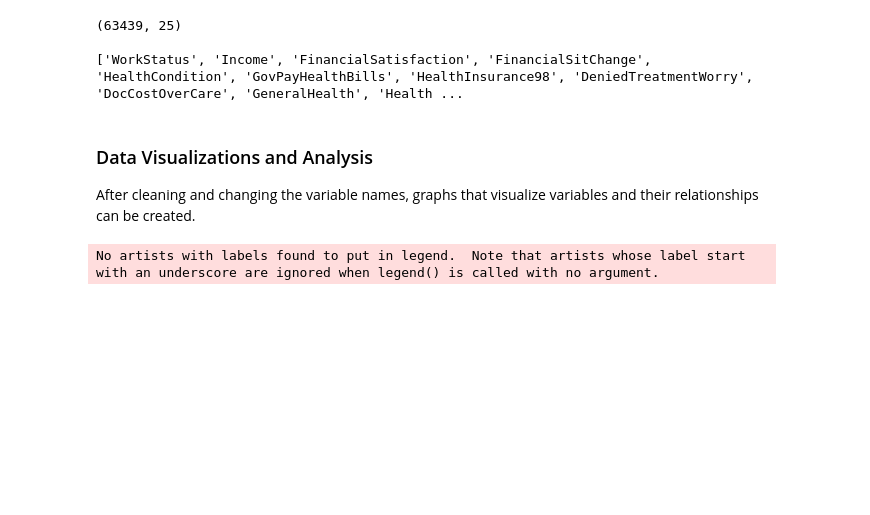
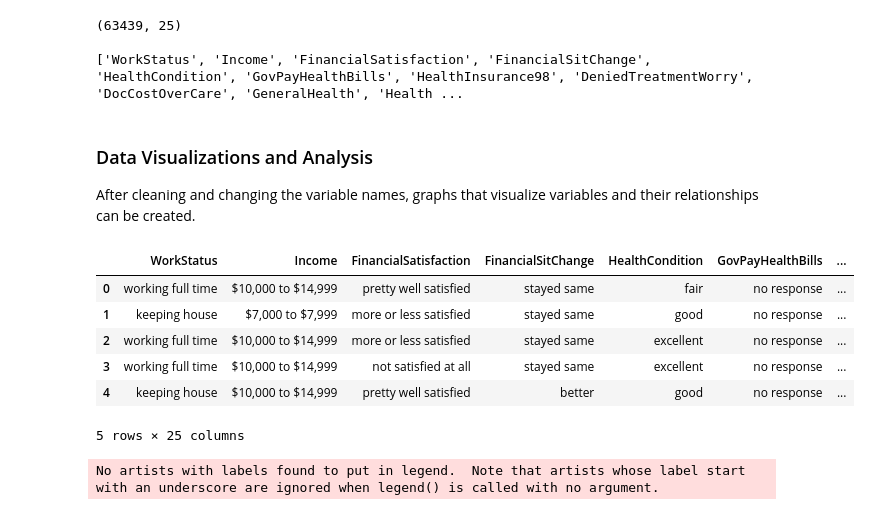
Before and after one commit to DS3001/group8, a Jupyter notebook: Untitled-1.ipynb, the cells around one changed output. Drawn from its saved outputs; the diff is of its cells as text; code cells hidden in the pictures; blank space fills up the shorter version.

Commit message:
New dataframe and csv file

```diff
--- a/Untitled-1.ipynb
+++ b/Untitled-1.ipynb
@@ -1137,6 +1118,18 @@ print(data.columns.tolist())
 ### Data Visualizations and Analysis
 
 After cleaning and changing the variable names, graphs that visualize variables and their relationships can be created.
+# %%
+df = pd.read_csv('./cleanedProjectData.csv')
+# %%
+df.head()
+# %% [output]
+|  | WorkStatus | Income | FinancialSatisfaction | FinancialSitChange | HealthCondition | GovPayHealthBills | ... |
+| 0 | working full time | $10,000 to $14,999 | pretty well satisfied | stayed same | fair | no response | ... |
+| 1 | keeping house | $7,000 to $7,999 | more or less satisfied | stayed same | good | no response | ... |
+| 2 | working full time | $10,000 to $14,999 | more or less satisfied | stayed same | excellent | no response | ... |
+| 3 | working full time | $10,000 to $14,999 | not satisfied at all | stayed same | excellent | no response | ... |
+| 4 | keeping house | $10,000 to $14,999 | pretty well satisfied | better | good | no response | ... |
+5 rows × 25 columns
 # %%
 # Make graph for income - health/health insur?
 
```
Also changed, not shown: parts of 26 cells of this notebook, 1 other file.
